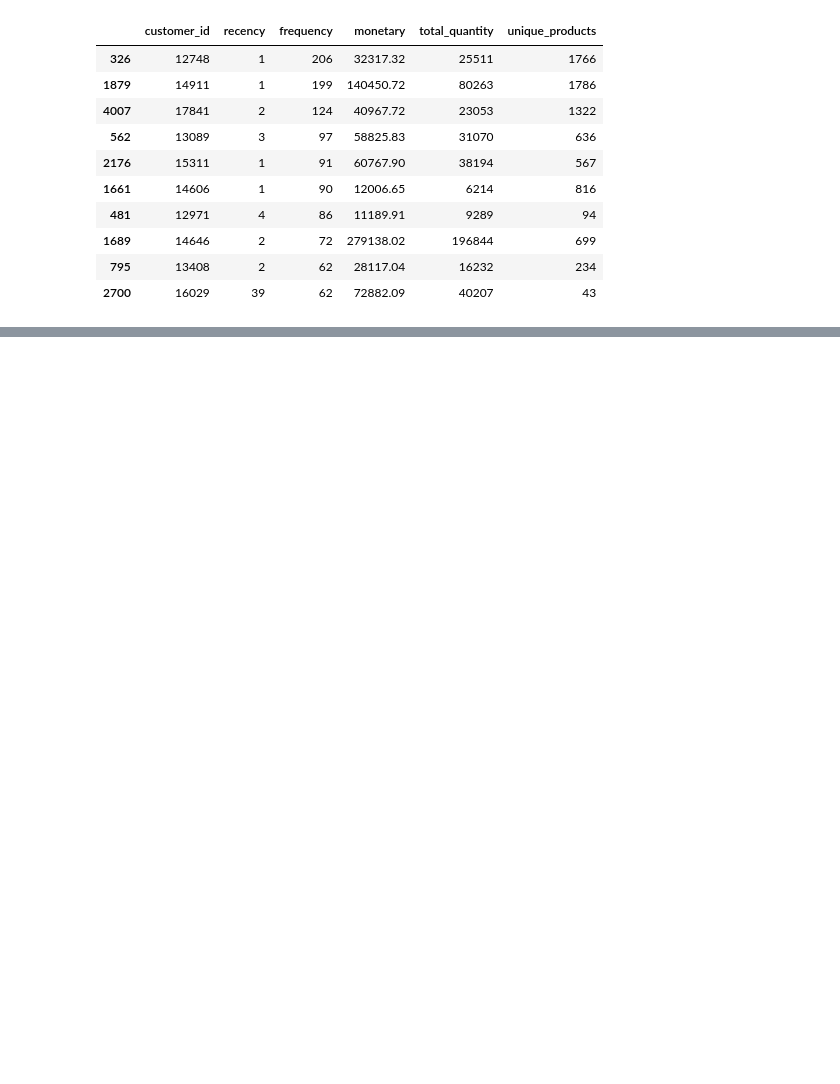
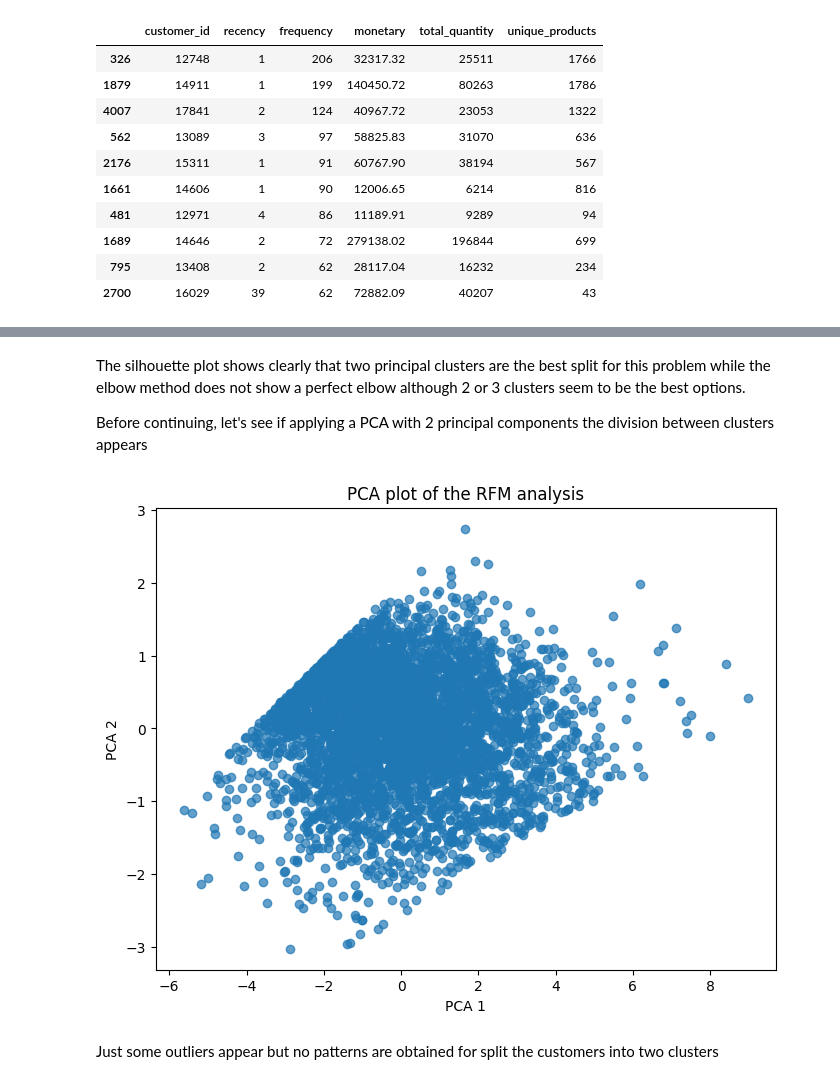
Before and after one commit to zacariasct4/Data_Science_projects, a Jupyter notebook: customer_segmentation/src/main.ipynb, the cells around one changed output, grey strips where cells are left out. Cells and saved outputs as stored; diff of their text form; code cells hidden in the pictures; blank space fills up the shorter version.

```diff
--- a/customer_segmentation/src/main.ipynb
+++ b/customer_segmentation/src/main.ipynb
@@ -883,0 +1063,20 @@ rfm.sort_values('frequency', ascending=False).head(10)
+# %% [markdown]
+The silhouette plot shows clearly that two principal clusters are the best split for this problem while the elbow method does not show a perfect elbow although 2 or 3 clusters seem to be the best options.
+
+Before continuing, let's see if applying a PCA with 2 principal components the division between clusters appears
+# %%
+from sklearn.decomposition import PCA
+
+pca = PCA(n_components=2)
+X_pca = pca.fit_transform(X_scaled)
+
+plt.figure(figsize=(8,6))
+plt.scatter(X_pca[:, 0], X_pca[:, 1], alpha=0.7)
+plt.title('PCA plot of the RFM analysis')
+plt.xlabel('PCA 1')
+plt.ylabel('PCA 2')
+plt.show()
+# %% [output]
+[figure, added]
+# %% [markdown]
+Just some outliers appear but no patterns are obtained for split the customers into two clusters
```
Also changed, not shown: parts of 45 cells of this notebook, 1 other file.
